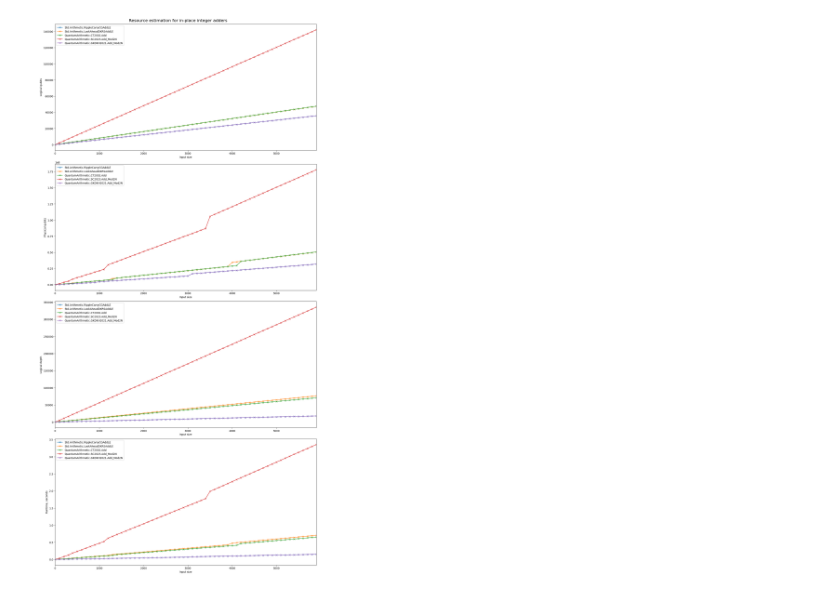
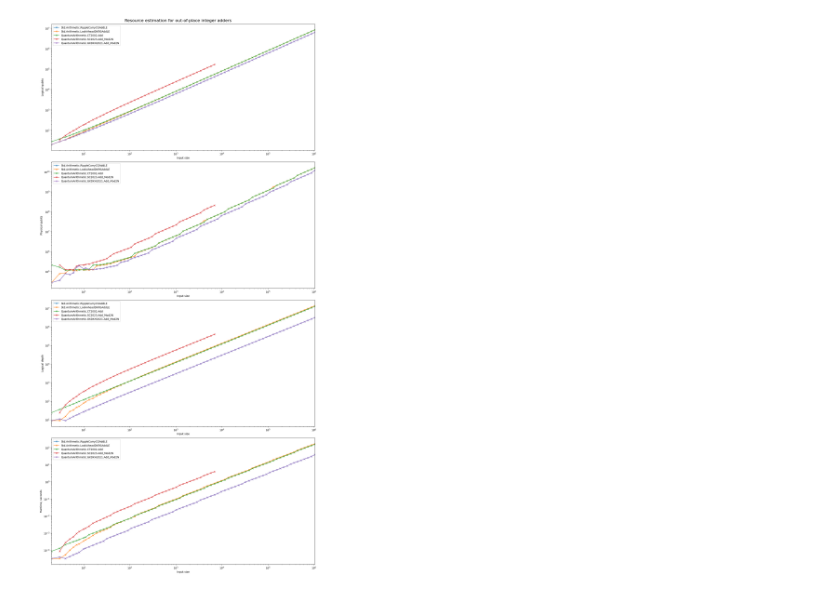
Before and after one commit to fedimser/quant-arith-re, a Jupyter notebook: resource_estimate/Resourse estimation for out-of-place adders.ipynb, the cells around one changed output. Saved outputs shown, nothing was run; the diff lists cells and outputs as text; code cells hidden in the pictures.

Commit message:
Re-run RE for adders

```diff
--- a/resource_estimate/Resourse estimation for out-of-place adders.ipynb
+++ b/resource_estimate/Resourse estimation for out-of-place adders.ipynb
@@ -17,40 +17,43 @@ def estimate_resources_out_of_place_adder(op, n):
 # %% [output]
 [interactive output not drawn]
 # %%
-# These all are in-place adders modulo 2^n.
+# These all are out-of-place adders modulo 2^n.
 ops = [
   "Std.Arithmetic.RippleCarryCGAddLE",
   "Std.Arithmetic.LookAheadDKRSAddLE",
   "QuantumArithmetic.CT2002.Add",
   "QuantumArithmetic.SC2023.Add_Mod2N",
   "QuantumArithmetic.GKDKH2021.Add_Mod2N",
 ]
 
-n_range_default = [3]+list(range(100, 6000, 100))
-n_ranges = {op: n_range_default for op in ops}
+default_n_range = [2, 3] + [int(round(2**(0.25*i))) for i in range(8,81)] # 2..2^20
+n_ranges = {op: default_n_range for op in ops}
+n_ranges["QuantumArithmetic.SC2023.Add_Mod2N"] = default_n_range[1:-29]
 
 metrics = ["Logical qubits", "Physical qubits", "Logical depth", "Runtime, seconds"]
 charts = [{op: [] for op in ops} for _ in range(len(metrics))]
 
 for op in ops:
     for n in n_ranges[op]:
         t0=time.time()
         estimates = json.loads(estimate_resources_out_of_place_adder(op, n))
         #print(n, op, time.time()-t0, flush=True)
         charts[0][op].append(estimates['physicalCounts']['breakdown']['algorithmicLogicalQubits'])
         charts[1][op].append(estimates['physicalCounts']['physicalQubits'])
         charts[2][op].append(estimates['physicalCounts']['breakdown']['logicalDepth'])
         charts[3][op].append(estimates['physicalCounts']['runtime']/10**9)
 
 fig, ax = plt.subplots(figsize=(15, 30), nrows=len(metrics), ncols=1, constrained_layout=True)
 for i in range(len(metrics)):
     for op in ops:
         ax[i].plot(n_ranges[op], charts[i][op], label=op, marker='x')
-    ax[i].set_xlim([0,max(max(n_ranges[op]) for op in ops)])
+    ax[i].set_xlim([2,max(max(n_ranges[op]) for op in ops)])
     ax[i].legend()
     ax[i].set_xlabel('Input size')
     ax[i].set_ylabel(metrics[i])
-fig.suptitle("Resource estimation for in-place integer adders", fontsize=16)
+    ax[i].set_xscale('log')
+    ax[i].set_yscale('log')
+fig.suptitle("Resource estimation for out-of-place integer adders", fontsize=16)
 plt.show()
 # %% [output]
-[figure, old version]
+[figure, new version]
```
Also changed, not shown: parts of 1 cell of this notebook, 1 other file.
